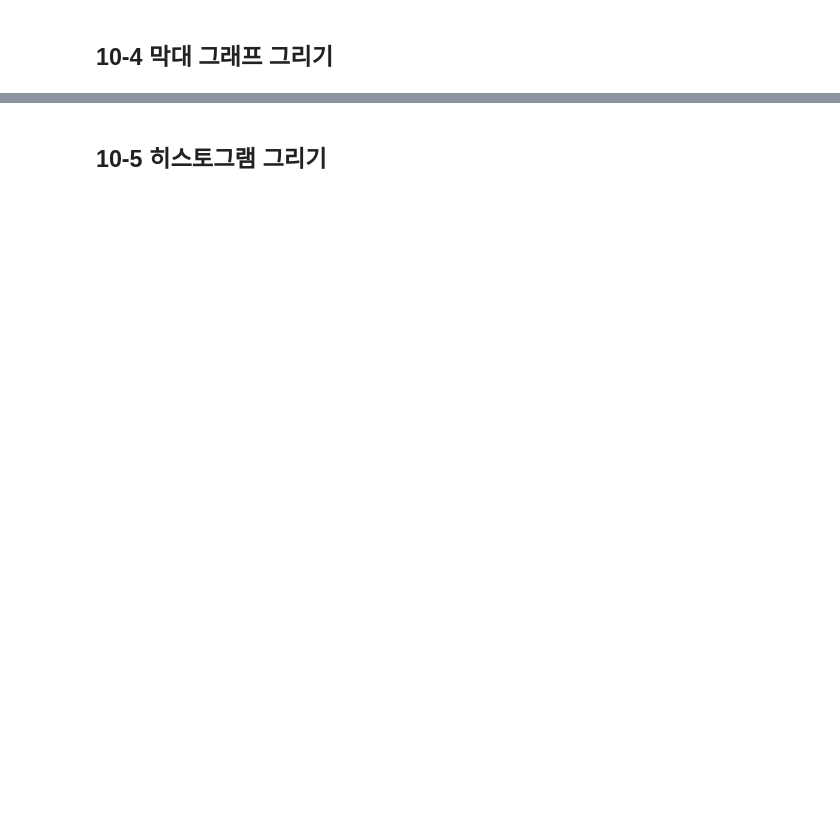
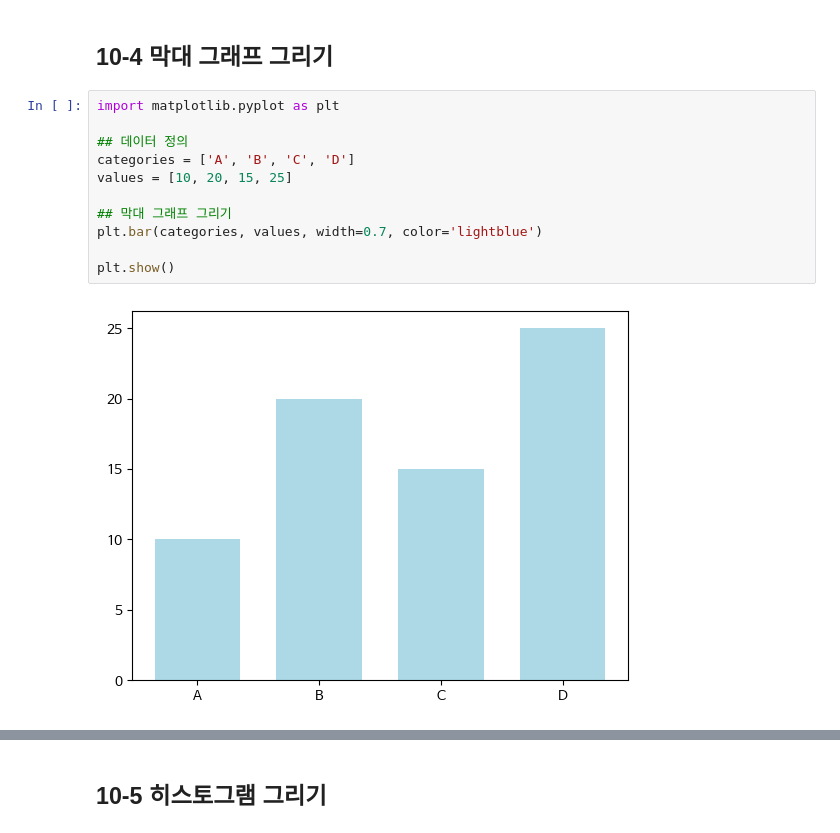
Before and after one commit to ssunm2/Data-Analysis-with-Open-Source, a Jupyter notebook: 오픈소스_데이터_분석_10강.ipynb, the cells around one changed output, grey strips where cells are left out. Cells and saved outputs as stored; diff of their text form; blank space fills up the shorter version.

```diff
--- a/오픈소스_데이터_분석_10강.ipynb
+++ b/오픈소스_데이터_분석_10강.ipynb
@@ -103,5 +118,18 @@ plt.show()
 # %% [markdown]
 ## 10-4 막대 그래프 그리기
+# %%
+import matplotlib.pyplot as plt
+
+## 데이터 정의
+categories = ['A', 'B', 'C', 'D']
+values = [10, 20, 15, 25]
+
+## 막대 그래프 그리기
+plt.bar(categories, values, width=0.7, color='lightblue')
+
+plt.show()
+# %% [output]
+[figure, added]
 # %%
 import matplotlib.pyplot as plt
 
```
Also changed, not shown: parts of 23 cells of this notebook.
